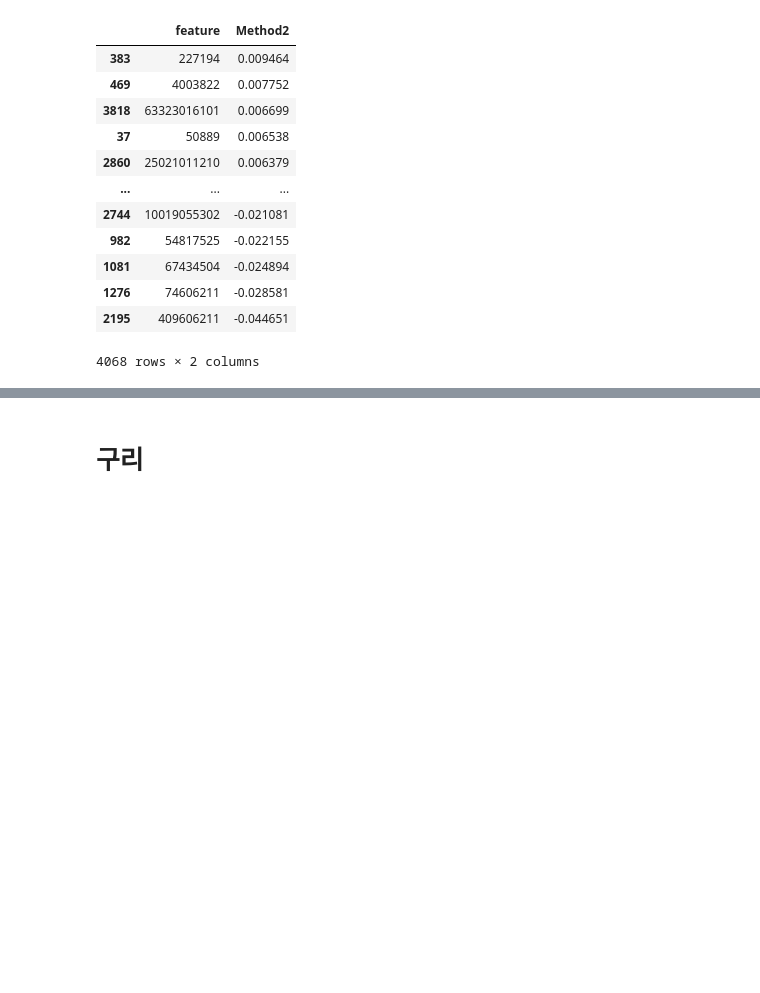
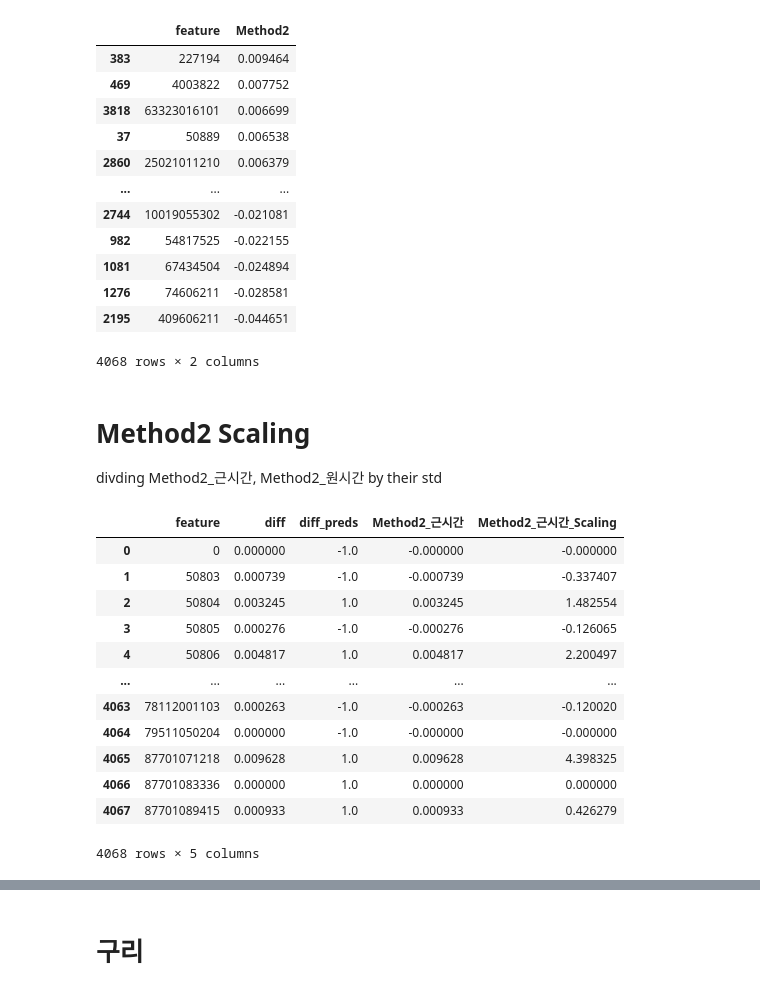
Before and after one commit to GaYounKoh/DSML_re, a Jupyter notebook: [3] Method2 & Method2 Scaling (dividing diff by 표준편차(np.std)).ipynb, the cells around one changed output, grey strips where cells are left out. Cells and saved outputs as stored; diff of their text form; code cells hidden in the pictures; blank space fills up the shorter version.

```diff
--- a/[3] Method2 & Scaling (dividing diff by 표준편차(np.std)).ipynb
+++ b/[3] Method2 & Method2 Scaling (dividing diff by 표준편차(np.std)).ipynb
@@ -248,0 +251,22 @@ Method2
+# %% [markdown]
+# Method2 Scaling
+divding Method2_근시간, Method2_원시간 by their std
+# %%
+Method2_원시간['Method2_원시간_Scaling'] = Method2_원시간['Method2_원시간'] / np.std(Method2_원시간['Method2_원시간'])
+Method2_근시간['Method2_근시간_Scaling'] = Method2_근시간['Method2_근시간'] / np.std(Method2_근시간['Method2_근시간'])
+# %%
+Method2_근시간
+# %% [output]
+|  | feature | diff | diff_preds | Method2_근시간 | Method2_근시간_Scaling |
+| 0 | 0 | 0.000000 | -1.0 | -0.000000 | -0.000000 |
+| 1 | 50803 | 0.000739 | -1.0 | -0.000739 | -0.337407 |
+| 2 | 50804 | 0.003245 | 1.0 | 0.003245 | 1.482554 |
+| 3 | 50805 | 0.000276 | -1.0 | -0.000276 | -0.126065 |
+| 4 | 50806 | 0.004817 | 1.0 | 0.004817 | 2.200497 |
+| ... | ... | ... | ... | ... | ... |
+| 4063 | 78112001103 | 0.000263 | -1.0 | -0.000263 | -0.120020 |
+| 4064 | 79511050204 | 0.000000 | -1.0 | -0.000000 | -0.000000 |
+| 4065 | 87701071218 | 0.009628 | 1.0 | 0.009628 | 4.398325 |
+| 4066 | 87701083336 | 0.000000 | 1.0 | 0.000000 | 0.000000 |
+| 4067 | 87701089415 | 0.000933 | 1.0 | 0.000933 | 0.426279 |
+4068 rows × 5 columns
```
Also changed, not shown: parts of 7 cells of this notebook, 2 other files.
